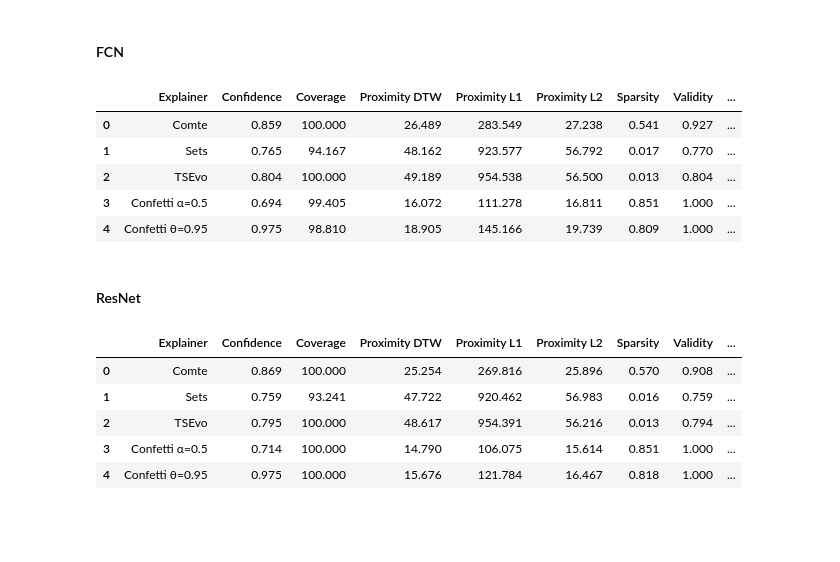
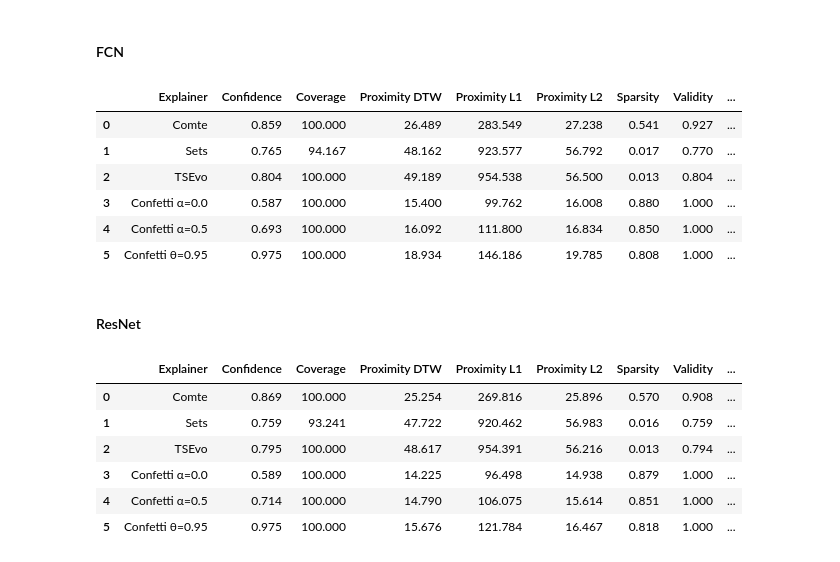
Before and after one commit to serval-uni-lu/confetti, a Jupyter notebook: figures_tables/tables.ipynb, the cells around one changed output. Drawn from its saved outputs; the diff is of its cells as text; code cells hidden in the pictures; blank space fills up the shorter version.

```diff
--- a/figures_tables/tables.ipynb
+++ b/figures_tables/tables.ipynb
@@ -294,12 +304,12 @@ proximity_dtw_table
 # %% [markdown]
 #### FCN
 # %%
-overall_results = final_df.groupby("Explainer").mean(numeric_only=True).round(3).reset_index()
-overall_results = overall_results.drop(columns=['Param Config'], errors='ignore')
+overall_results_fcn = fcn_final.groupby("Explainer").mean(numeric_only=True).round(3).reset_index()
+overall_results_fcn = overall_results_fcn.drop(columns=['Param Config'], errors='ignore')
 
 # Separate Confetti and non-Confetti rows
-confetti_rows = overall_results[overall_results['Explainer'].str.startswith("Confetti")]
-non_confetti_rows = overall_results[~overall_results['Explainer'].str.startswith("Confetti")]
+confetti_rows = overall_results_fcn[overall_results_fcn['Explainer'].str.startswith("Confetti")]
+non_confetti_rows = overall_results_fcn[~overall_results_fcn['Explainer'].str.startswith("Confetti")]
 
 # Reorder: non-confetti first, then confetti
 final_results = pd.concat([non_confetti_rows, confetti_rows], ignore_index=True)
@@ -309,56 +319,32 @@ final_results
 | 0 | Comte | 0.859 | 100.000 | 26.489 | 283.549 | 27.238 | 0.541 | 0.927 | ... |
 | 1 | Sets | 0.765 | 94.167 | 48.162 | 923.577 | 56.792 | 0.017 | 0.770 | ... |
 | 2 | TSEvo | 0.804 | 100.000 | 49.189 | 954.538 | 56.500 | 0.013 | 0.804 | ... |
-| 3 | Confetti α=0.5 | 0.694 | 99.405 | 16.072 | 111.278 | 16.811 | 0.851 | 1.000 | ... |
-| 4 | Confetti θ=0.95 | 0.975 | 98.810 | 18.905 | 145.166 | 19.739 | 0.809 | 1.000 | ... |
+| 3 | Confetti α=0.0 | 0.587 | 100.000 | 15.400 | 99.762 | 16.008 | 0.880 | 1.000 | ... |
+| 4 | Confetti α=0.5 | 0.693 | 100.000 | 16.092 | 111.800 | 16.834 | 0.850 | 1.000 | ... |
+| 5 | Confetti θ=0.95 | 0.975 | 100.000 | 18.934 | 146.186 | 19.785 | 0.808 | 1.000 | ... |
 # %% [markdown]
 #### ResNet
 # %%
-# Re-filter resnet-only results
-resnet_results = results[results['Model'] == 'resnet'].copy()
-
-# Define the exact Confetti Optimized method names to extract
-allowed_confetti_methods_resnet = [
-    'Confetti Optimized (alpha=0.5)',
-    'Confetti Optimized (theta=0.95)'
-]
-
-# Apply mask for those methods
-confetti_mask_resnet = resnet_results['Explainer'].isin(allowed_confetti_methods_resnet)
-confetti_optimized_df_resnet = resnet_results[confetti_mask_resnet].copy()
-
-# Rename Confetti methods using Greek symbols for α and θ
-confetti_optimized_df_resnet['Explainer'] = confetti_optimized_df_resnet['Explainer'].apply(
-    lambda x: "Confetti α=0.5" if "alpha=0.5" in x else "Confetti θ=0.95"
-)
-
-# Get all other methods excluding any 'Confetti'
-non_confetti_df_resnet = resnet_results[
-    ~resnet_results['Explainer'].str.contains('Confetti', case=False, na=False)
-]
-
-# Combine both parts
-final_df_resnet = pd.concat([non_confetti_df_resnet, confetti_optimized_df_resnet], ignore_index=True)
-
 # Group by method and compute average metrics
-overall_results_resnet = final_df_resnet.groupby("Explainer").mean(numeric_only=True).round(3).reset_index()
+overall_results_resnet = resnet_final.groupby("Explainer").mean(numeric_only=True).round(3).reset_index()
 overall_results_resnet = overall_results_resnet.drop(columns=['Param Config'], errors='ignore')
 
 # Separate Confetti and non-Confetti rows
 confetti_rows_resnet = overall_results_resnet[
     overall_results_resnet['Explainer'].str.startswith("Confetti")
 ]
 non_confetti_rows_resnet = overall_results_resnet[
     ~overall_results_resnet['Explainer'].str.startswith("Confetti")
 ]
 
 # Reorder: non-confetti first, then confetti
 final_results_resnet = pd.concat([non_confetti_rows_resnet, confetti_rows_resnet], ignore_index=True)
 final_results_resnet
 # %% [output]
 |  | Explainer | Confidence | Coverage | Proximity DTW | Proximity L1 | Proximity L2 | Sparsity | Validity | ... |
 | 0 | Comte | 0.869 | 100.000 | 25.254 | 269.816 | 25.896 | 0.570 | 0.908 | ... |
 | 1 | Sets | 0.759 | 93.241 | 47.722 | 920.462 | 56.983 | 0.016 | 0.759 | ... |
 | 2 | TSEvo | 0.795 | 100.000 | 48.617 | 954.391 | 56.216 | 0.013 | 0.794 | ... |
-| 3 | Confetti α=0.5 | 0.714 | 100.000 | 14.790 | 106.075 | 15.614 | 0.851 | 1.000 | ... |
-| 4 | Confetti θ=0.95 | 0.975 | 100.000 | 15.676 | 121.784 | 16.467 | 0.818 | 1.000 | ... |
+| 3 | Confetti α=0.0 | 0.589 | 100.000 | 14.225 | 96.498 | 14.938 | 0.879 | 1.000 | ... |
+| 4 | Confetti α=0.5 | 0.714 | 100.000 | 14.790 | 106.075 | 15.614 | 0.851 | 1.000 | ... |
+| 5 | Confetti θ=0.95 | 0.975 | 100.000 | 15.676 | 121.784 | 16.467 | 0.818 | 1.000 | ... |
```
Also changed, not shown: parts of 15 cells of this notebook, 8 other files.
